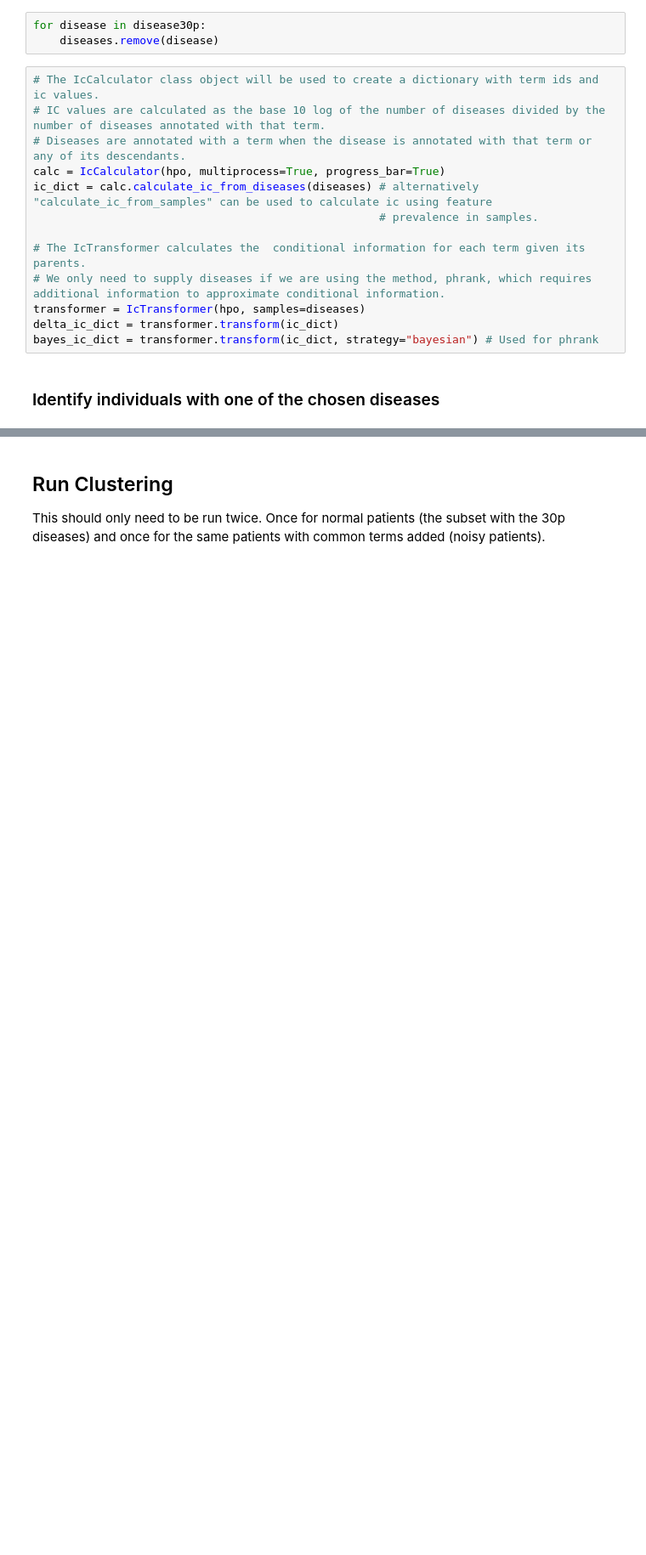
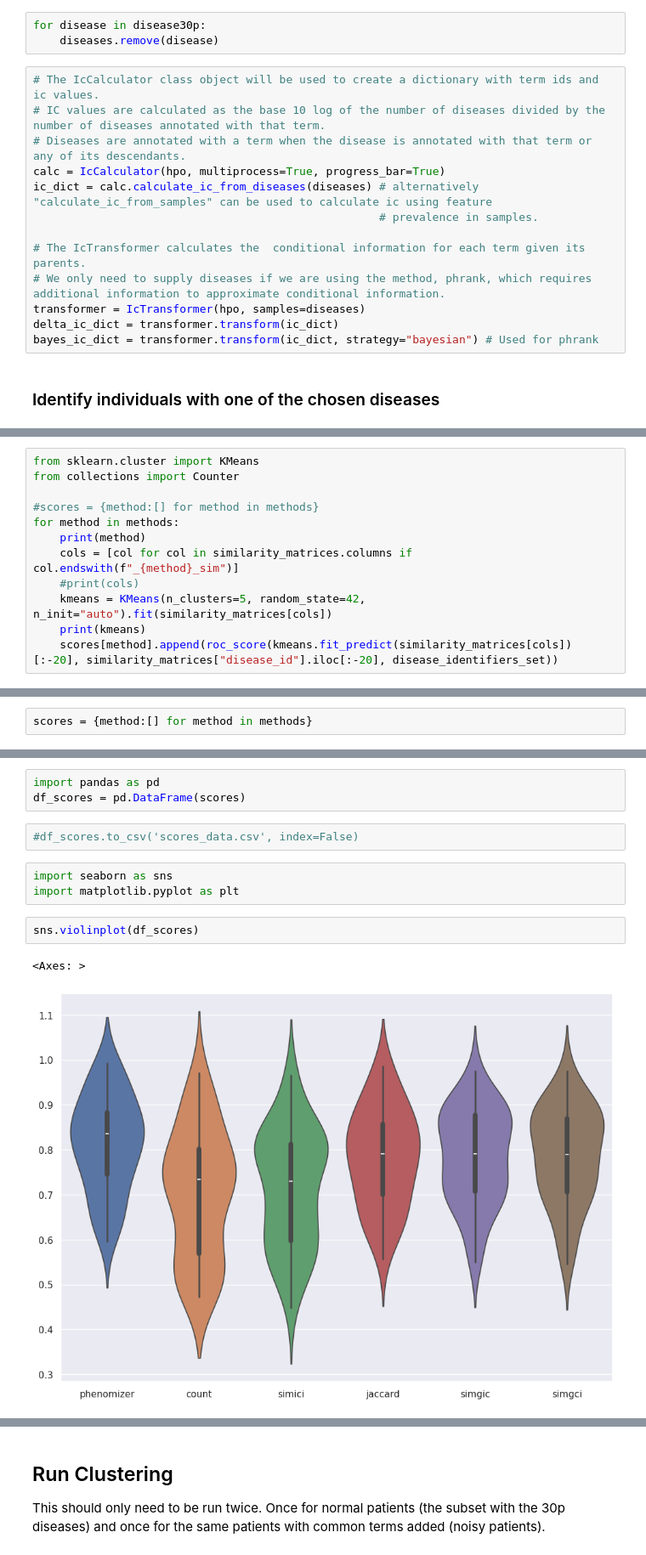
Before and after one commit to monarch-initiative/setsim, a Jupyter notebook: notebooks/perturbation_clustering.ipynb, the cells around one changed output, grey strips where cells are left out. Shown at 85% size. Saved outputs shown, nothing was run; the diff lists cells and outputs as text; blank space fills up the shorter version.

```diff
--- a/notebooks/perturbation_clustering.ipynb
+++ b/notebooks/perturbation_clustering.ipynb
@@ -114,0 +216,12 @@ len(disease30p_list)
+# %%
+from sklearn.cluster import KMeans
+from collections import Counter
+
+#scores = {method:[] for method in methods}
+for method in methods:
+    print(method)
+    cols = [col for col in similarity_matrices.columns if col.endswith(f"_{method}_sim")]
+    #print(cols)
+    kmeans = KMeans(n_clusters=5, random_state=42, n_init="auto").fit(similarity_matrices[cols])
+    print(kmeans)
+    scores[method].append(roc_score(kmeans.fit_predict(similarity_matrices[cols])[:-20], similarity_matrices["disease_id"].iloc[:-20], disease_identifiers_set))
@@ -114,0 +281,2 @@ len(disease30p_list)
+# %%
+scores = {method:[] for method in methods}
@@ -114,0 +389,13 @@ len(disease30p_list)
+# %%
+import pandas as pd
+df_scores = pd.DataFrame(scores)
+# %%
+#df_scores.to_csv('scores_data.csv', index=False)
+# %%
+import seaborn as sns
+import matplotlib.pyplot as plt
+# %%
+sns.violinplot(df_scores)
+# %% [output]
+<Axes: >
+[figure, added]
```
Also changed, not shown: parts of 46 cells of this notebook, 1 other file.
